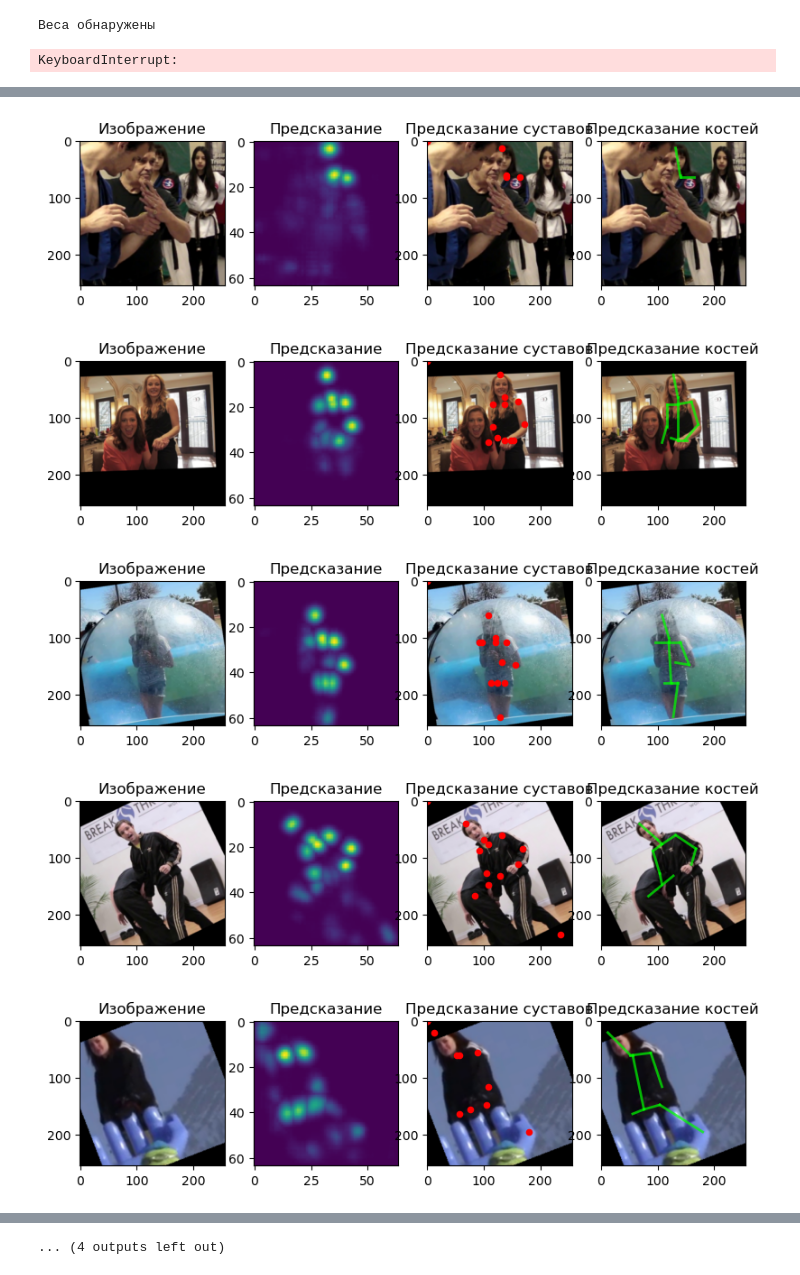
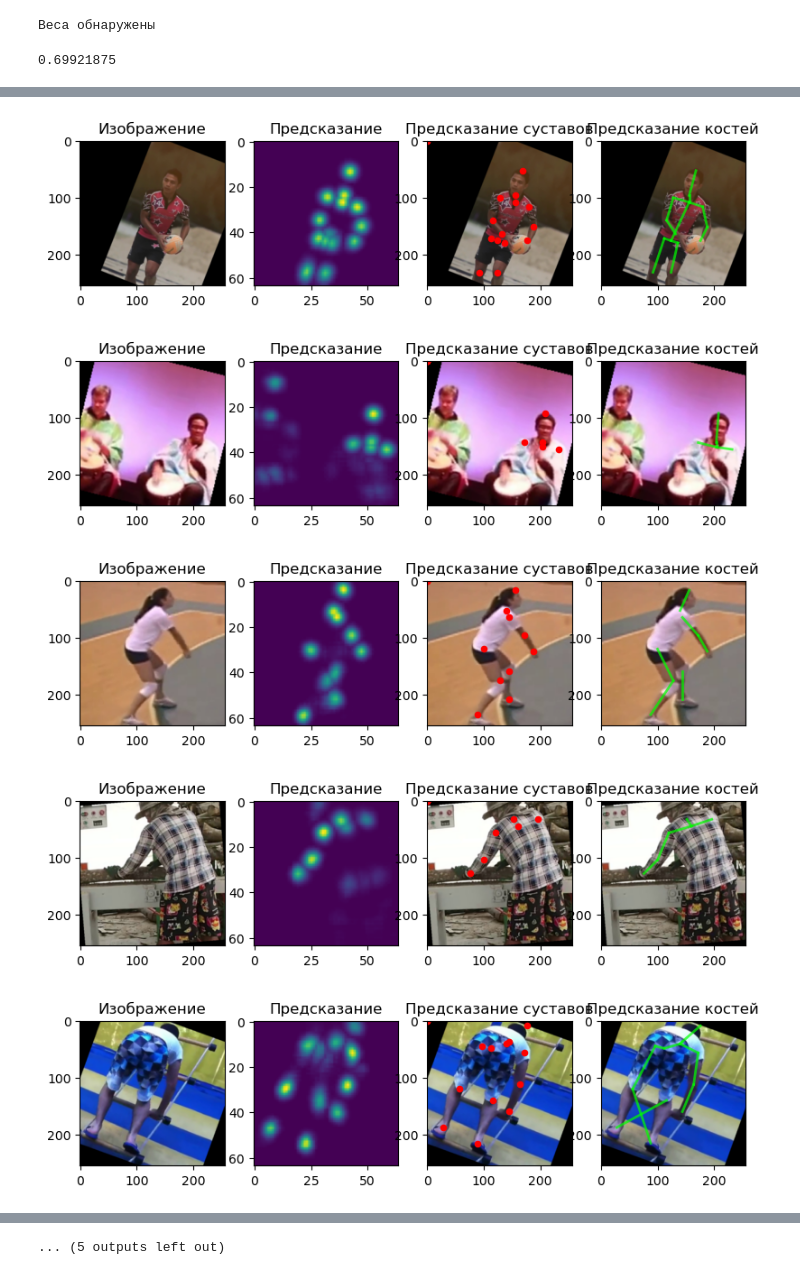
Before and after one commit to BombasticFantastik/CustomPoseEstimator, a Jupyter notebook: main.ipynb, the cells around one changed output, grey strips where cells are left out. Saved outputs shown, nothing was run; the diff lists cells and outputs as text; code cells hidden in the pictures.

```diff
--- a/main.ipynb
+++ b/main.ipynb
@@ -235,8 +240,6 @@ def Train(epochs,model,dataloader,optimizer,loss_fn,device):
         torch.save(model.state_dict(),'/home/artemybombastic/MyGit/SkeletonNet/CustomPoseEstimatorData/weight.pth')
 # %%
-Train(epochs=10,model=model,dataloader=train_pose_dataloader,optimizer=optimizer,loss_fn=loss_fn,device=device)
+Train(epochs=5,model=model,dataloader=train_pose_dataloader,optimizer=optimizer,loss_fn=loss_fn,device=device)
-# %% [output]
-KeyboardInterrupt:
 # %%
 def get_keypoints_from_heatmaps(heatmap,treshold=0.3):
     c,h,w=heatmap.shape
@@ -293,3 +296,12 @@ def show_result(img,heatmap):
             plt.plot([px[idx[0]],px[idx[1]]],[py[idx[0]],py[idx[1]]],linewidth=2,color='lime',alpha=0.7)#alpha=0.7,color='lime
 
     return figure
+# %%
+def PCK_accuracy(img,pred_heatmap,label_heatmap):
+    img=img.permute(1,2,0).detach().cpu().numpy()
+    pred_px,pred_py=get_keypoints_from_heatmaps(pred_heatmap,treshold=0.2)
+    label_px,label_py=get_keypoints_from_heatmaps(label_heatmap,treshold=0.2)
+    pred=np.array([pred_px.cpu(),pred_py.cpu()])
+    label=np.array([label_px.cpu(),label_py.cpu()])
+    accuracy=(((abs(pred[0]-label[0])+abs(pred[1]-label[1]))<5).sum()/len(pred[0])).item()
+    return accuracy
@@ -296,7 +316,12 @@ def show_result(img,heatmap):
 # %%
+full_accuracy=[]
 for batch in test_pose_dataloader:
     pred=model(batch['img'].to(device))
     for i in range(16):
         show_result(batch['img'][i],pred[i])#pred[i]batch['label'][i]
+        full_accuracy.append(PCK_accuracy(batch['img'][i],pred[i],batch['label'][i]))
+
+    print(sum(full_accuracy)/len(full_accuracy))
     break
 # %% [output]
+0.69921875
@@ -306,5 +331,5 @@ for batch in test_pose_dataloader:
-[figure, old version]
+[figure, new version]
-[figure, old version]
+[figure, new version]
-[figure, old version]
+[figure, new version]
-[figure, old version]
+[figure, new version]
-[figure, old version]
+[figure, new version]
@@ -315 +339 @@ for batch in test_pose_dataloader:
-... (4 outputs left out)
+... (5 outputs left out)
```
Also changed, not shown: parts of 3 cells of this notebook.
